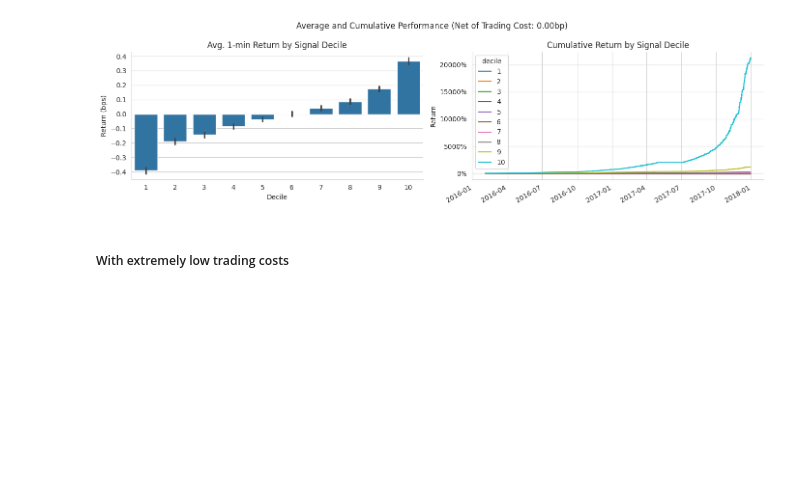
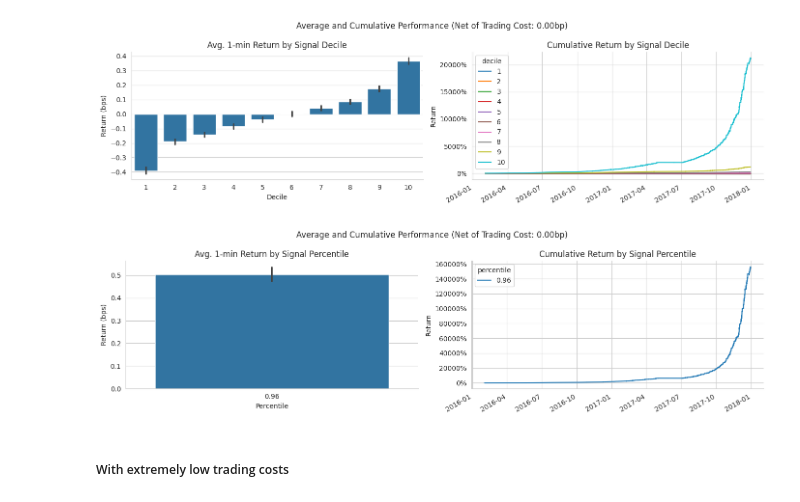
Before and after one commit to fovi-llc/machine-learning-for-trading, a Jupyter notebook: 12_gradient_boosting_machines/11_intraday_model_fast_src.ipynb, the cells around one changed output. Drawn from its saved outputs; the diff is of its cells as text; code cells hidden in the pictures; blank space fills up the shorter version.

```diff
--- a/12_gradient_boosting_machines/11_intraday_model_fast_src.ipynb
+++ b/12_gradient_boosting_machines/11_intraday_model_fast_src.ipynb
@@ -1008,7 +1027,9 @@ def compute_intraday_returns_by_quantile(predictions, quantile='quintile'):
     return by_quantile.fwd1min.mean().unstack(quantile).sort_index()
 # %%
 intraday_returns = {'quintile': compute_intraday_returns_by_quantile(cv_predictions),
-                    'decile': compute_intraday_returns_by_quantile(cv_predictions, quantile='decile')}
+                    'decile': compute_intraday_returns_by_quantile(cv_predictions, quantile='decile'),
+                    'percentile': compute_intraday_returns_by_quantile(cv_predictions, quantile='percentile'),
+                   }
 # %%
 def summarize_intraday_returns(returns):
     summary = returns.describe(deciles)
@@ -1098,6 +1138,10 @@ plot_cumulative_performance(intraday_returns, 'quintile', trading_costs_bp=0)
 plot_cumulative_performance(intraday_returns, 'decile', trading_costs_bp=0)
 # %% [output]
 [figure]
+# %%
+plot_cumulative_performance(intraday_returns, 'percentile', trading_costs_bp=0)
+# %% [output]
+[figure, added]
 # %% [markdown]
 ##### With extremely low trading costs
 # %%
```
Also changed, not shown: parts of 24 cells of this notebook, 1 other file.
